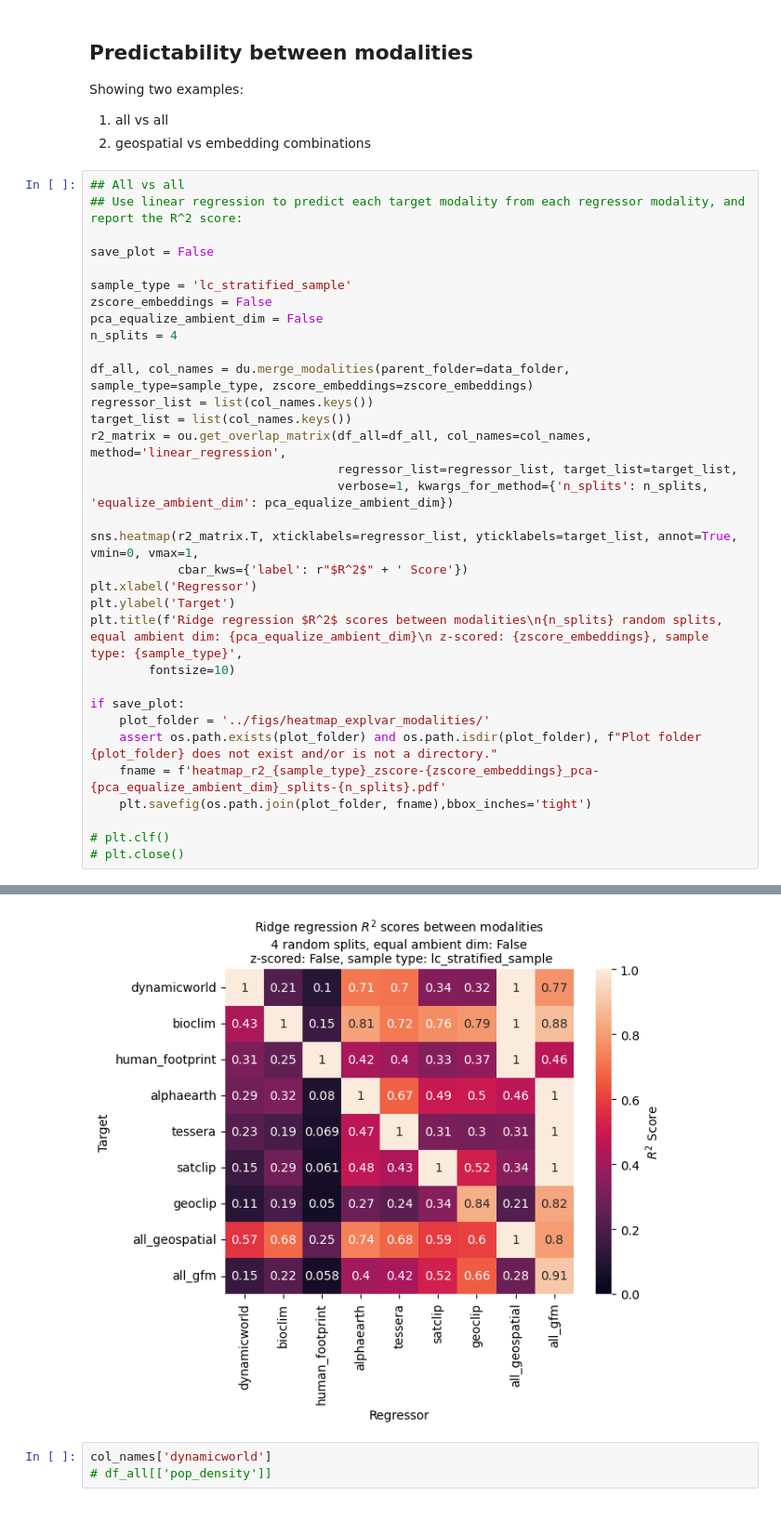
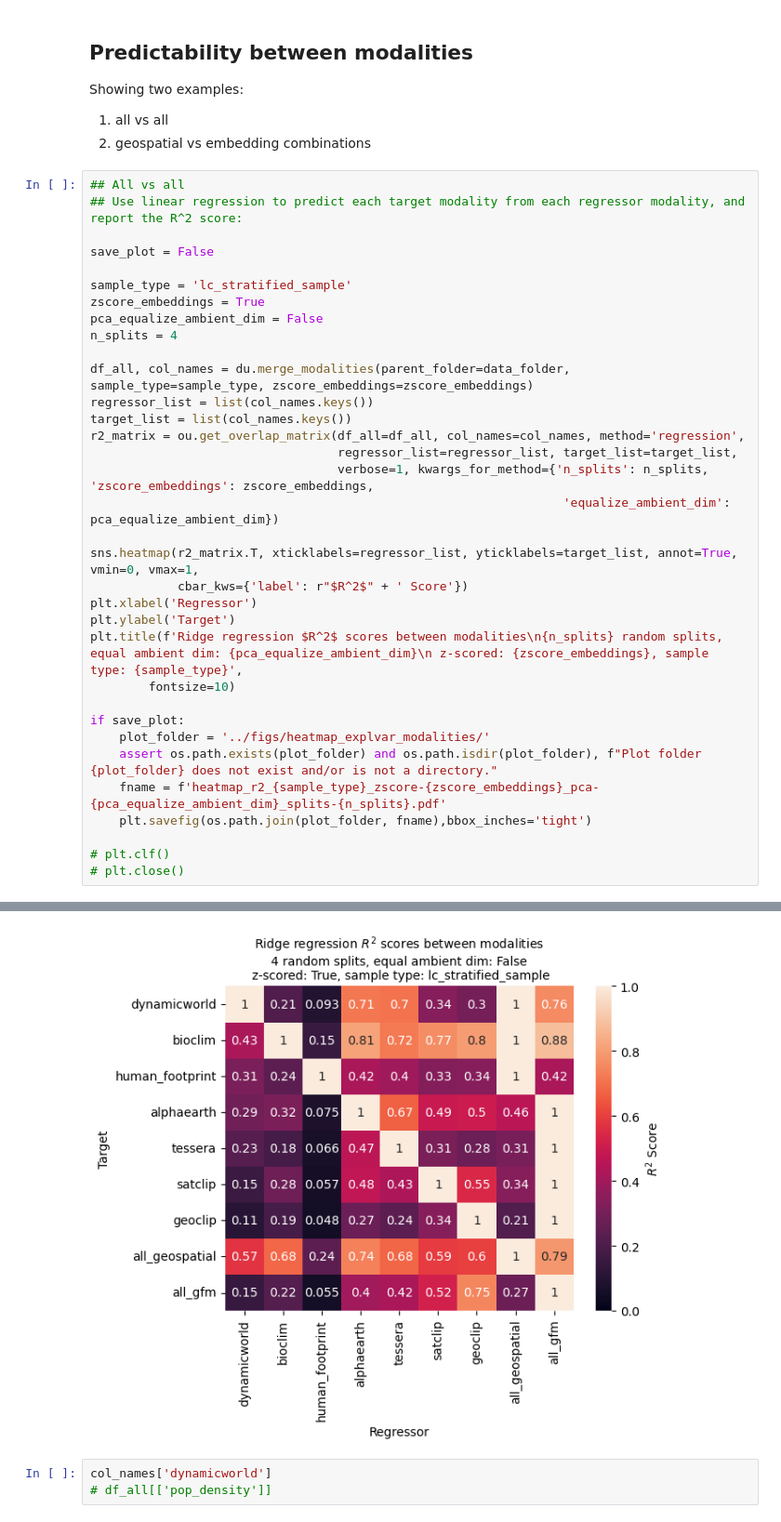
Before and after one commit to WUR-AI/interpret_earth_embeddings, a Jupyter notebook: notebooks/Explain embeddings.ipynb, the cells around one changed output, grey strips where cells are left out. Shown at 93% size. Cells and saved outputs as stored; diff of their text form.

```diff
--- a/notebooks/Explain embeddings.ipynb
+++ b/notebooks/Explain embeddings.ipynb
@@ -53,16 +60,17 @@ Showing two examples:
 save_plot = False
 
 sample_type = 'lc_stratified_sample'
-zscore_embeddings = False
+zscore_embeddings = True
 pca_equalize_ambient_dim = False
 n_splits = 4
 
 df_all, col_names = du.merge_modalities(parent_folder=data_folder, sample_type=sample_type, zscore_embeddings=zscore_embeddings)
 regressor_list = list(col_names.keys())
 target_list = list(col_names.keys())
-r2_matrix = ou.get_overlap_matrix(df_all=df_all, col_names=col_names, method='linear_regression',
+r2_matrix = ou.get_overlap_matrix(df_all=df_all, col_names=col_names, method='regression',
                                   regressor_list=regressor_list, target_list=target_list,
-                                  verbose=1, kwargs_for_method={'n_splits': n_splits, 'equalize_ambient_dim': pca_equalize_ambient_dim})
+                                  verbose=1, kwargs_for_method={'n_splits': n_splits, 'zscore_embeddings': zscore_embeddings,
+                                                                 'equalize_ambient_dim': pca_equalize_ambient_dim})
 
 sns.heatmap(r2_matrix.T, xticklabels=regressor_list, yticklabels=target_list, annot=True, vmin=0, vmax=1,
             cbar_kws={'label': r"$R^2$" + ' Score'})
@@ -99,8 +104,8 @@ Regressor: tessera. 5/9
 Regressor: satclip. 6/9
 Regressor: geoclip. 7/9
 Regressor: all_geospatial. 8/9
 Regressor: all_gfm. 9/9
-[figure, old version]
+[figure, new version]
 # %%
 col_names['dynamicworld']
 # df_all[['pop_density']]
```
Also changed, not shown: parts of 12 cells of this notebook, 2 other files.
